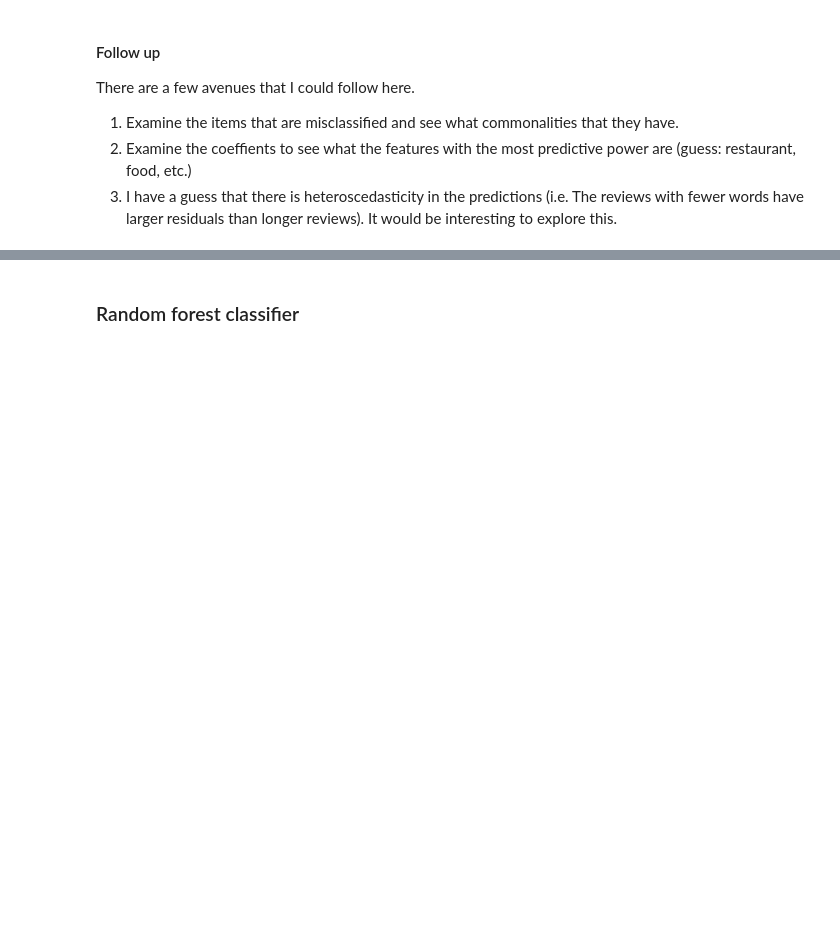
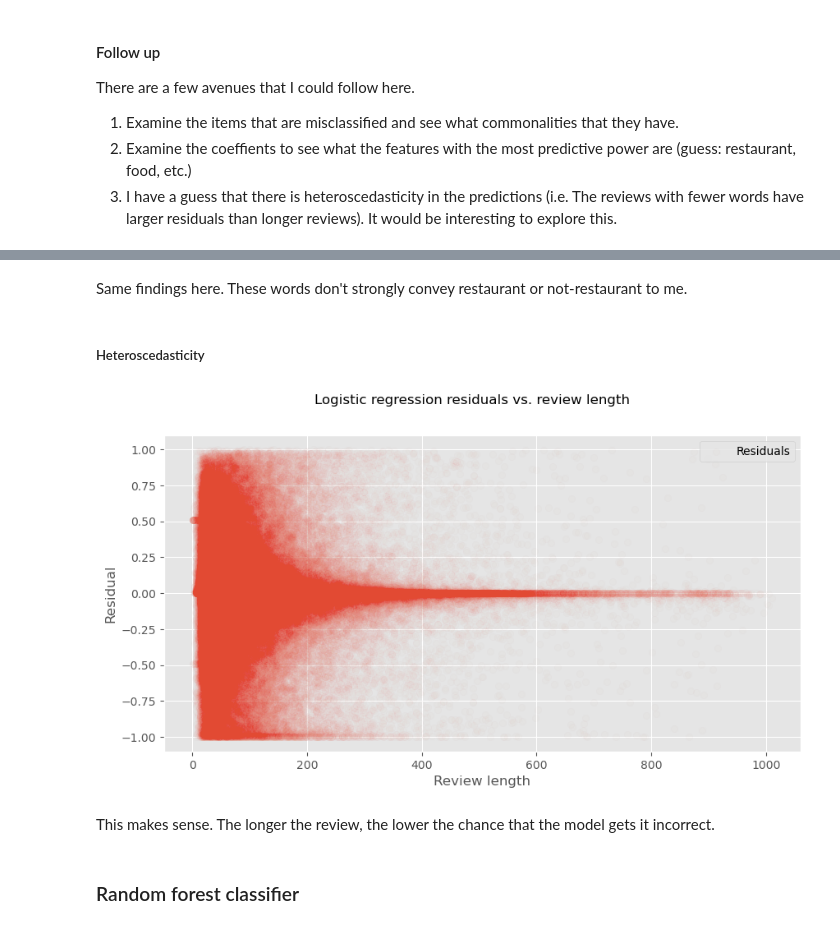
Before and after one commit to crredding/YelpDataset, a Jupyter notebook: RestaurantClassifier.ipynb, the cells around one changed output, grey strips where cells are left out. Cells and saved outputs as stored; diff of their text form; code cells hidden in the pictures; blank space fills up the shorter version.

Commit message:
added heteroscadsticity plots

```diff
--- a/RestaurantClassifier.ipynb
+++ b/RestaurantClassifier.ipynb
@@ -158,3 +195,22 @@ There are a few avenues that I could follow here.
+# %% [markdown]
+Same findings here. These words don't strongly convey restaurant or not-restaurant to me.
+# %% [markdown]
+##### Heteroscedasticity
+# %%
+lr_residuals = y_test - lr_y_pred_score[:,1]
+X_test_text_length = [len(x.split()) for x in X_test]
+# %%
+fig, ax = plt.subplots(1, 1, figsize=(10,5))
+ax.scatter(X_test_text_length, lr_residuals, alpha=0.01, label='Residuals')
+ax.set_xlabel('Review length')
+ax.set_ylabel('Residual')
+fig.suptitle('Logistic regression residuals vs. review length')
+ax.legend()
+plt.show()
+# %% [output]
+[figure, added]
+# %% [markdown]
+This makes sense. The longer the review, the lower the chance that the model gets it incorrect.
 # %% [markdown]
 ### Random forest classifier
 # %% [markdown]
```
Also changed, not shown: parts of 7 cells of this notebook.
